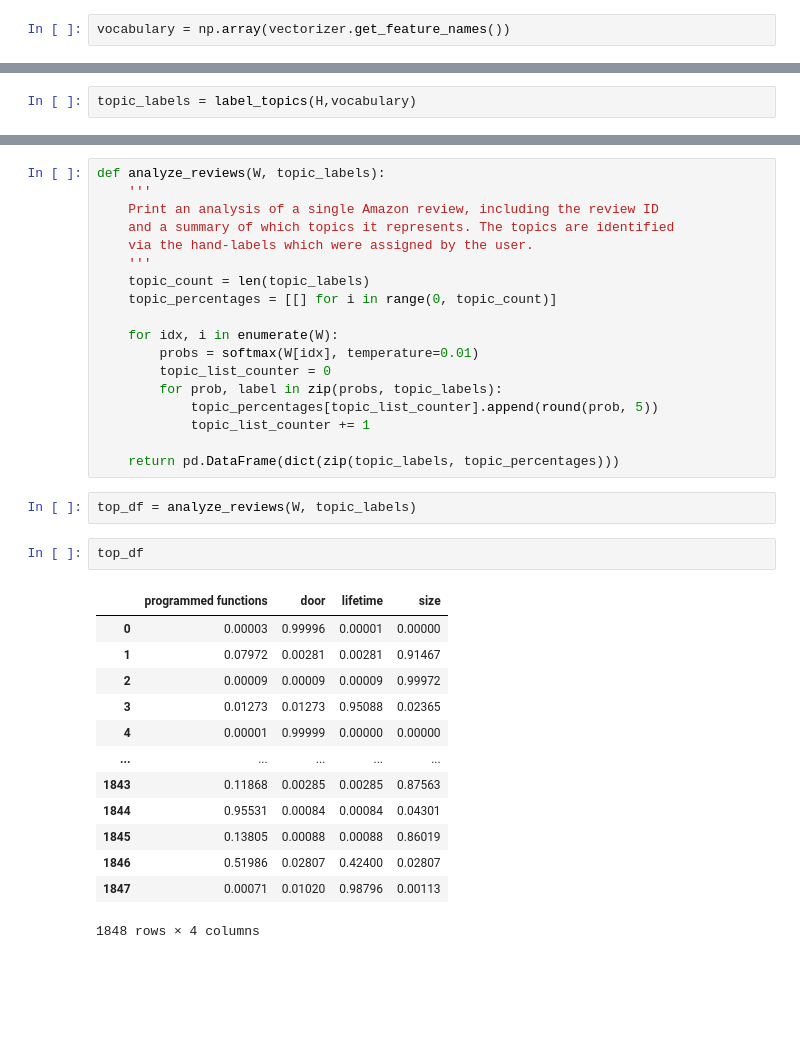
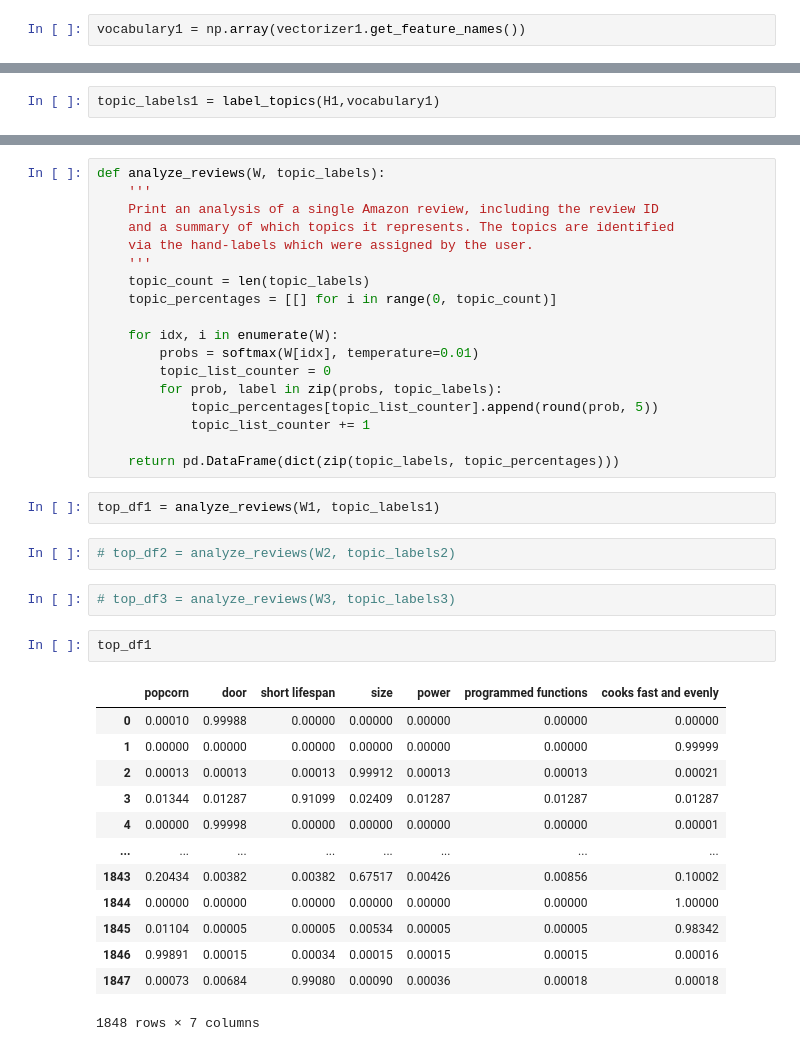
Before and after one commit to GrilledJeez/amazon_product_feature_analysis, a Jupyter notebook: modeling.ipynb, the cells around one changed output, grey strips where cells are left out. Saved outputs shown, nothing was run; the diff lists cells and outputs as text; blank space fills up the shorter version.

```diff
--- a/modeling.ipynb
+++ b/modeling.ipynb
@@ -184,2 +216,2 @@ nmf_featurizer(max_df=maxdf, ngram_max=grams, n_components=topics)
 # %%
-vocabulary = np.array(vectorizer.get_feature_names())
+vocabulary1 = np.array(vectorizer1.get_feature_names())
@@ -216,2 +237,0 @@ nmf_featurizer(max_df=maxdf, ngram_max=grams, n_components=topics)
-# %%
-topic_labels = label_topics(H,vocabulary)
@@ -247,0 +238,2 @@ nmf_featurizer(max_df=maxdf, ngram_max=grams, n_components=topics, column_names_
+# %%
+topic_labels1 = label_topics(H1,vocabulary1)
@@ -272,22 +304,26 @@ def analyze_reviews(W, topic_labels):
             topic_list_counter += 1
 
     return pd.DataFrame(dict(zip(topic_labels, topic_percentages)))
-# %%
-top_df = analyze_reviews(W, topic_labels)
-# %%
-top_df
-# %% [output]
-|  | programmed functions | door | lifetime | size |
-| 0 | 0.00003 | 0.99996 | 0.00001 | 0.00000 |
-| 1 | 0.07972 | 0.00281 | 0.00281 | 0.91467 |
-| 2 | 0.00009 | 0.00009 | 0.00009 | 0.99972 |
-| 3 | 0.01273 | 0.01273 | 0.95088 | 0.02365 |
-| 4 | 0.00001 | 0.99999 | 0.00000 | 0.00000 |
-| ... | ... | ... | ... | ... |
-| 1843 | 0.11868 | 0.00285 | 0.00285 | 0.87563 |
-| 1844 | 0.95531 | 0.00084 | 0.00084 | 0.04301 |
-| 1845 | 0.13805 | 0.00088 | 0.00088 | 0.86019 |
-| 1846 | 0.51986 | 0.02807 | 0.42400 | 0.02807 |
-| 1847 | 0.00071 | 0.01020 | 0.98796 | 0.00113 |
-1848 rows × 4 columns
+# %%
+top_df1 = analyze_reviews(W1, topic_labels1)
+# %%
+# top_df2 = analyze_reviews(W2, topic_labels2)
+# %%
+# top_df3 = analyze_reviews(W3, topic_labels3)
+# %%
+top_df1
+# %% [output]
+|  | popcorn | door | short lifespan | size | power | programmed functions | cooks fast and evenly |
+| 0 | 0.00010 | 0.99988 | 0.00000 | 0.00000 | 0.00000 | 0.00000 | 0.00000 |
+| 1 | 0.00000 | 0.00000 | 0.00000 | 0.00000 | 0.00000 | 0.00000 | 0.99999 |
+| 2 | 0.00013 | 0.00013 | 0.00013 | 0.99912 | 0.00013 | 0.00013 | 0.00021 |
+| 3 | 0.01344 | 0.01287 | 0.91099 | 0.02409 | 0.01287 | 0.01287 | 0.01287 |
+| 4 | 0.00000 | 0.99998 | 0.00000 | 0.00000 | 0.00000 | 0.00000 | 0.00001 |
+| ... | ... | ... | ... | ... | ... | ... | ... |
+| 1843 | 0.20434 | 0.00382 | 0.00382 | 0.67517 | 0.00426 | 0.00856 | 0.10002 |
+| 1844 | 0.00000 | 0.00000 | 0.00000 | 0.00000 | 0.00000 | 0.00000 | 1.00000 |
+| 1845 | 0.01104 | 0.00005 | 0.00005 | 0.00534 | 0.00005 | 0.00005 | 0.98342 |
+| 1846 | 0.99891 | 0.00015 | 0.00034 | 0.00015 | 0.00015 | 0.00015 | 0.00016 |
+| 1847 | 0.00073 | 0.00684 | 0.99080 | 0.00090 | 0.00036 | 0.00018 | 0.00018 |
+1848 rows × 7 columns
 # %%
```
Also changed, not shown: parts of 57 cells of this notebook, 4 other files.
